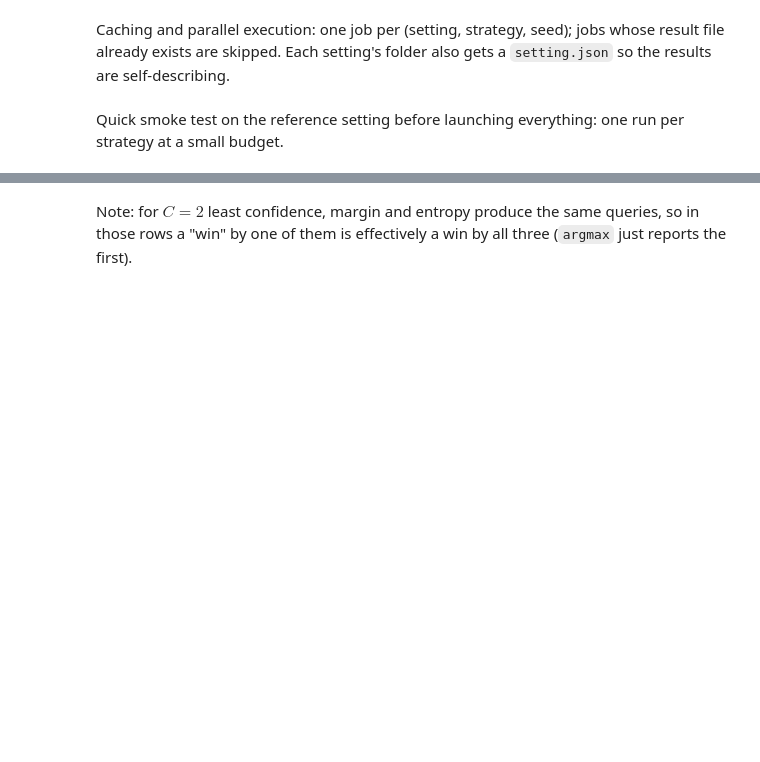
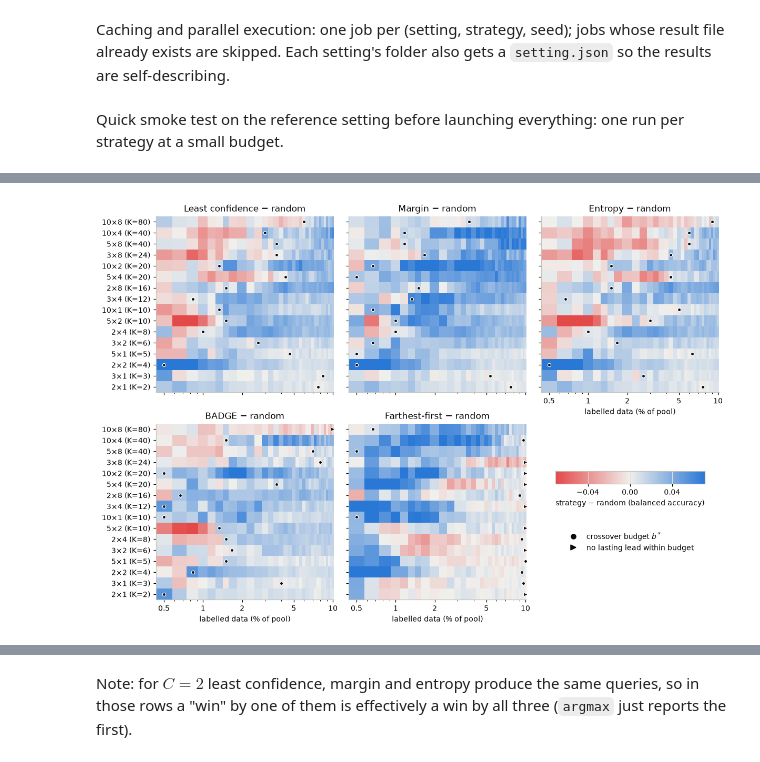
Before and after one commit to juh6973/active_learning_budget_study, a Jupyter notebook: pipeline.ipynb, the cells around one changed output, grey strips where cells are left out. Drawn from its saved outputs; the diff is of its cells as text; code cells hidden in the pictures; blank space fills up the shorter version.

```diff
--- a/pipeline.ipynb
+++ b/pipeline.ipynb
@@ -788,8 +609,0 @@ three scores are identical, see §6.8).
-# %%
-fig, axes = plt.subplots(1, 2, figsize=(12, 4.5), sharey=True)
-for ax, st in zip(axes, ["least_conf", "entropy"]):
-    mesh = phase_diagram(ax, CORE, st)
-    ax.set_title(f"{STYLE[st]['label']} − random")
-    fig.colorbar(mesh, ax=ax)
-fig.tight_layout()
-plt.show()
@@ -837,0 +621,72 @@ display(Markdown(f"| strategy | share of cells won, ≤ {B_REF} labels | share o
+# %%
+OTHERS = STRATEGY_NAMES[1:]  # every strategy except the random baseline
+
+
+def crossover_budget(diff, budgets):
+    # the initial budget is skipped: all strategies share the initial set, so the difference there is exactly 0
+    diff, budgets = diff[:, 1:], budgets[1:]
+    pos = diff.mean(0) > 0
+    not_pos = np.flatnonzero(~pos)
+    if len(not_pos) == 0:
+        return float(budgets[0])
+    if not_pos[-1] == len(pos) - 1:
+        return np.inf
+    return float(budgets[not_pos[-1] + 1])
+
+
+def fmt_b(b):
+    return "> max" if np.isinf(b) else f"{b:.0f}"
+
+
+def budget_edges(x):
+    # cell edges for pcolormesh on a log axis: geometric midpoints between budgets
+    mid = np.sqrt(x[1:] * x[:-1])
+    return np.concatenate([[x[0] ** 2 / mid[0]], mid, [x[-1] ** 2 / mid[-1]]])
+
+
+def by_K(settings):
+    return sorted(settings, key=lambda s: (s.K, s.C))
+
+
+def gain_map(ax, settings, strategy, vmax):
+    x = pct(settings[0], R[settings[0]]["budgets"])[1:]  # drop the initial budget (difference is 0 by construction)
+    Z = np.array([diff_vs_random(R[s], strategy).mean(0)[1:] for s in settings])
+    mesh = ax.pcolormesh(budget_edges(x), np.arange(len(settings) + 1), Z, cmap=DIVERGING, vmin=-vmax, vmax=vmax)
+    for i, s in enumerate(settings):
+        b = crossover_budget(diff_vs_random(R[s], strategy), R[s]["budgets"])
+        if np.isfinite(b):
+            ax.plot(pct(s, b), i + 0.5, "o", color="#0b0b0b", ms=4, mec="white", mew=0.8)
+        else:
+            ax.plot(x[-1], i + 0.5, ">", color="#0b0b0b", ms=5, mec="white", mew=0.8)
+    log_axis(ax)
+    ax.set_yticks(np.arange(len(settings)) + 0.5, [s.label for s in settings])
+    ax.grid(False)
+    return mesh
+
+
+ROWS = by_K(CORE)
+# one colour scale for all panels, so the panels can be compared directly
+vmax = np.quantile(np.abs([diff_vs_random(R[s], st).mean(0)[1:] for s in ROWS for st in OTHERS]), 0.98)
+
+fig, axes = plt.subplots(2, 3, figsize=(11, 7.5), sharex=True, sharey=True)
+for ax, st in zip(axes.flat, OTHERS):  # top row: uncertainty scores, bottom row: BADGE and farthest-first
+    mesh = gain_map(ax, ROWS, st, vmax)
+    ax.set_title(f"{STYLE[st]['label']} − random")
+for ax in axes[1, :2]:
+    ax.set_xlabel(BUDGET_LABEL)
+axes[0, 2].tick_params(labelbottom=True)  # the panel below it is used for the colour bar
+axes[0, 2].set_xlabel(BUDGET_LABEL)
+
+key = axes[1, 2]
+key.axis("off")
+cbar = fig.colorbar(mesh, cax=key.inset_axes([0.08, 0.66, 0.84, 0.07]), orientation="horizontal")
+cbar.ax.xaxis.set_major_locator(MaxNLocator(4))  # few ticks, so the labels do not collide
+cbar.set_label("strategy − random (balanced accuracy)")
+markers = [plt.Line2D([], [], ls="", marker="o", color="#0b0b0b", ms=6, label="crossover budget $b^*$"),
+           plt.Line2D([], [], ls="", marker=">", color="#0b0b0b", ms=6, label="no lasting lead within budget")]
+key.legend(handles=markers, loc="upper center", bbox_to_anchor=(0.5, 0.42))
+fig.tight_layout()
+savefig(fig, "fig2_strategy_gain_maps")
+plt.show()
+# %% [output]
+[figure, added]
```
Also changed, not shown: parts of 36 cells of this notebook.
